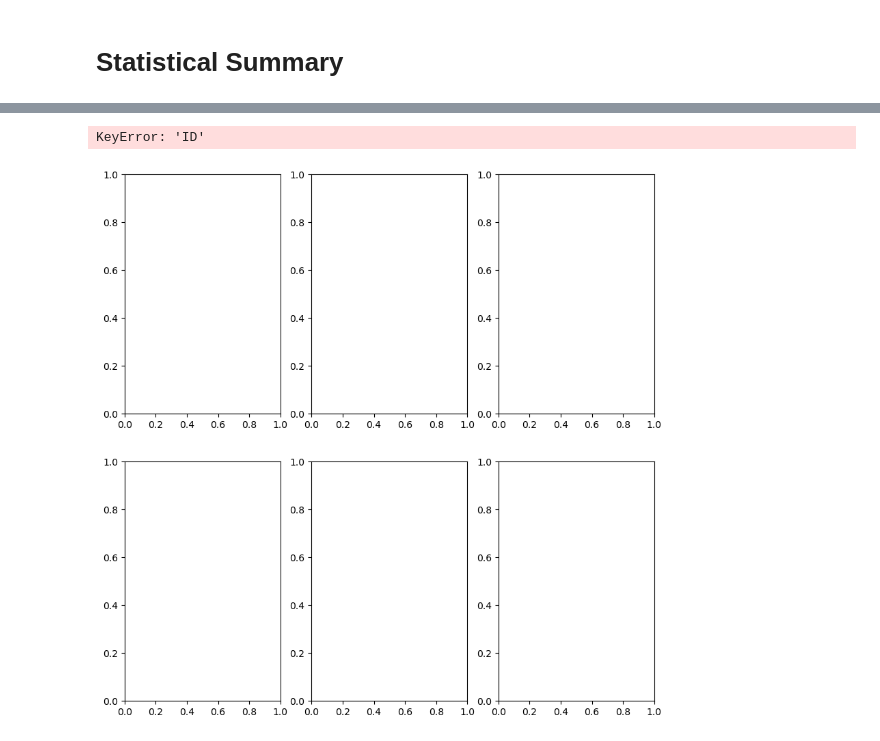
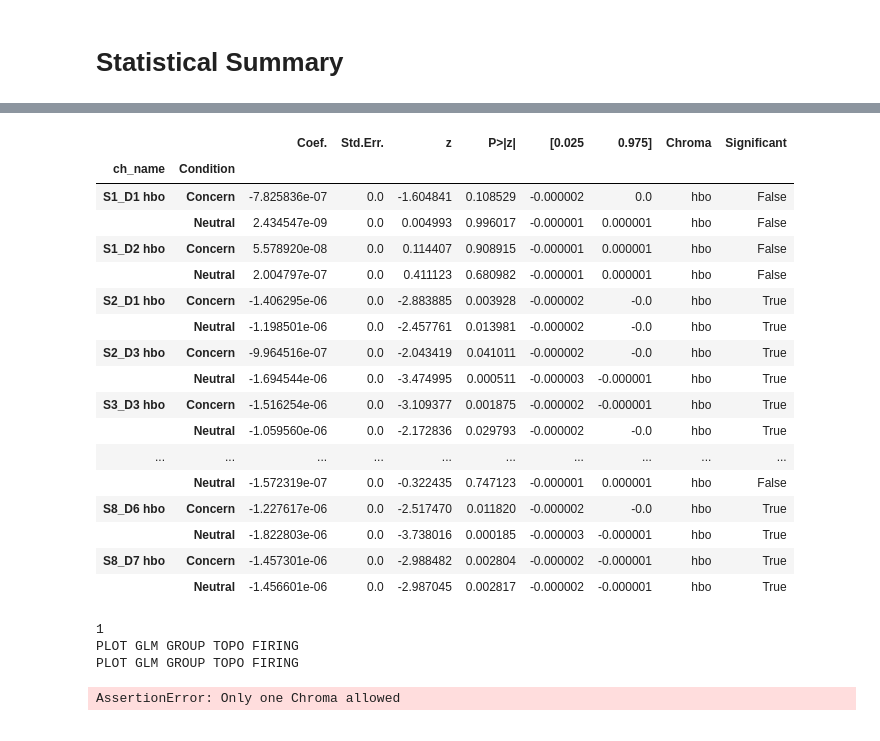
Before and after one commit to nolanrbrady/fNIRs-data-pipeline, a Jupyter notebook: python/home.ipynb, the cells around one changed output, grey strips where cells are left out. Drawn from its saved outputs; the diff is of its cells as text; code cells hidden in the pictures.

```diff
--- a/python/home.ipynb
+++ b/python/home.ipynb
@@ -234,11 +244,35 @@ ch_model_df['hbr']
+# %%
+ch_model_df['hbo']
+# %% [output]
+|  |  | Coef. | Std.Err. | z | P>|z| | [0.025 | 0.975] | Chroma | Significant |
+| ch_name | Condition |  |  |  |  |  |  |  |  |
+| S1_D1 hbo | Concern | -7.825836e-07 | 0.0 | -1.604841 | 0.108529 | -0.000002 | 0.0 | hbo | False |
+|  | Neutral | 2.434547e-09 | 0.0 | 0.004993 | 0.996017 | -0.000001 | 0.000001 | hbo | False |
+| S1_D2 hbo | Concern | 5.578920e-08 | 0.0 | 0.114407 | 0.908915 | -0.000001 | 0.000001 | hbo | False |
+|  | Neutral | 2.004797e-07 | 0.0 | 0.411123 | 0.680982 | -0.000001 | 0.000001 | hbo | False |
+| S2_D1 hbo | Concern | -1.406295e-06 | 0.0 | -2.883885 | 0.003928 | -0.000002 | -0.0 | hbo | True |
+|  | Neutral | -1.198501e-06 | 0.0 | -2.457761 | 0.013981 | -0.000002 | -0.0 | hbo | True |
+| S2_D3 hbo | Concern | -9.964516e-07 | 0.0 | -2.043419 | 0.041011 | -0.000002 | -0.0 | hbo | True |
+|  | Neutral | -1.694544e-06 | 0.0 | -3.474995 | 0.000511 | -0.000003 | -0.000001 | hbo | True |
+| S3_D3 hbo | Concern | -1.516254e-06 | 0.0 | -3.109377 | 0.001875 | -0.000002 | -0.000001 | hbo | True |
+|  | Neutral | -1.059560e-06 | 0.0 | -2.172836 | 0.029793 | -0.000002 | -0.0 | hbo | True |
+| ... | ... | ... | ... | ... | ... | ... | ... | ... | ... |
+|  | Neutral | -1.572319e-07 | 0.0 | -0.322435 | 0.747123 | -0.000001 | 0.000001 | hbo | False |
+| S8_D6 hbo | Concern | -1.227617e-06 | 0.0 | -2.517470 | 0.011820 | -0.000002 | -0.0 | hbo | True |
+|  | Neutral | -1.822803e-06 | 0.0 | -3.738016 | 0.000185 | -0.000003 | -0.000001 | hbo | True |
+| S8_D7 hbo | Concern | -1.457301e-06 | 0.0 | -2.988482 | 0.002804 | -0.000002 | -0.000001 | hbo | True |
+|  | Neutral | -1.456601e-06 | 0.0 | -2.987045 | 0.002817 | -0.000002 | -0.000001 | hbo | True |
 # %%
 # Individual Visualization
 importlib.reload(visualizations)
-channels_df, contrasts_df, significant_channels, all_data = individual_data['sub-1'].values()
+if individual_data:
+    channels_df, contrasts_df, significant_channels, all_data = individual_data['sub-1'].values()
 
-raw_haemo = all_data[0]['raw_haemo']
+    raw_haemo = all_data[0]['raw_haemo']
 
-visualizations.group_topological_visualisation(channels_df, columns_for_glm_contrast, raw_haemo)
+    visualizations.group_topological_visualisation(channels_df, columns_for_glm_contrast, raw_haemo)
 # %% [output]
-KeyError: 'ID'
+1
+PLOT GLM GROUP TOPO FIRING
+PLOT GLM GROUP TOPO FIRING
-[figure, removed]
+AssertionError: Only one Chroma allowed
```
Also changed, not shown: parts of 9 cells of this notebook, 3 other files.
